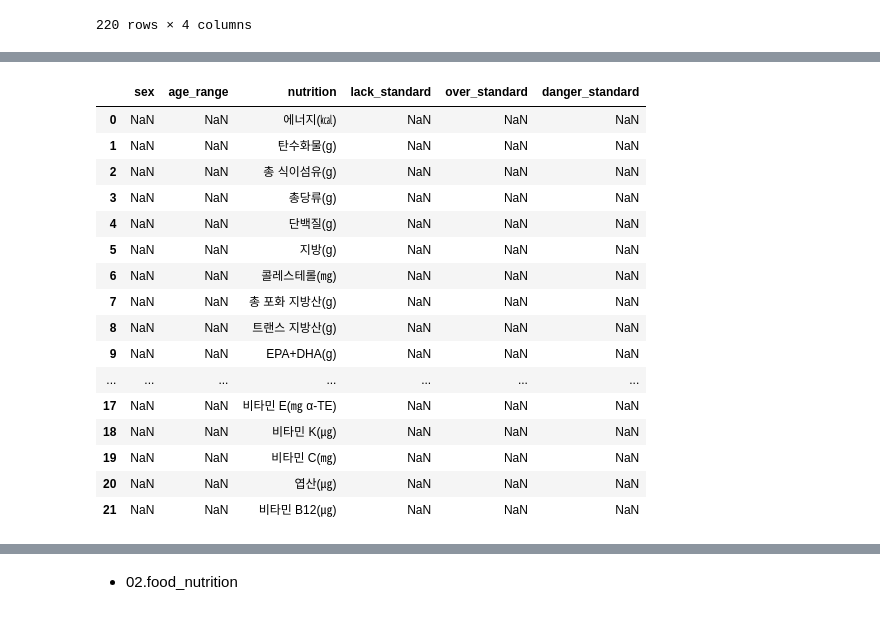
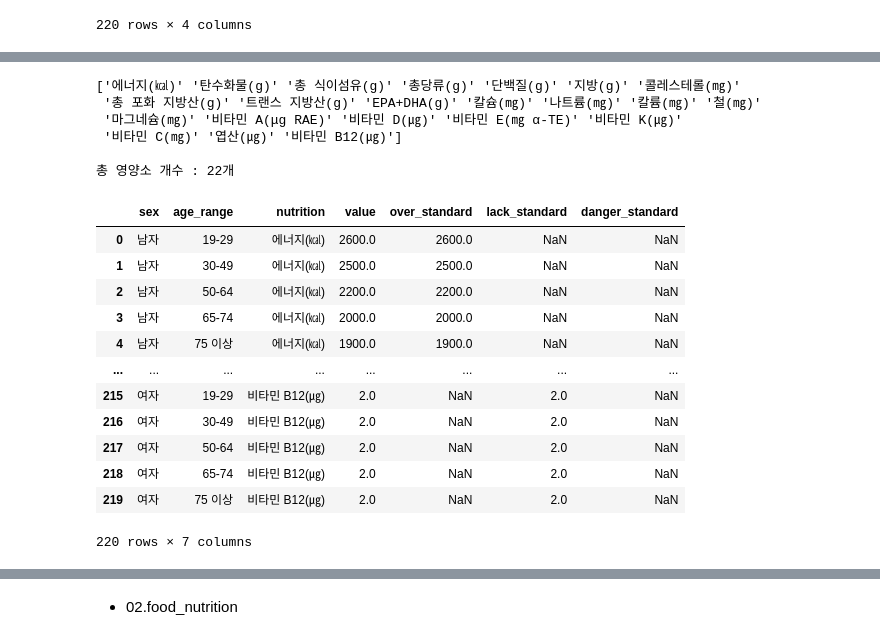
Before and after one commit to jonggu12/yorehalre_project, a Jupyter notebook: 03.DB저장/code/01. DB저장.ipynb, the cells around one changed output, grey strips where cells are left out. Cells and saved outputs as stored; diff of their text form; code cells hidden in the pictures.

```diff
--- a/03.DB저장/code/01. DB저장.ipynb
+++ b/03.DB저장/code/01. DB저장.ipynb
@@ -61,4 +56,7 @@ melt_df
 | 219 | 여자 | 75 이상 | 비타민 B12(㎍) | 2.0 |
 220 rows × 4 columns
 # %%
-melt_df = melt_df.rename(columns={'variable':'nutrition'})
+# 열이름 변경
+
+melt_df = melt_df.rename(columns={'성별':'sex', '연령':'age_range','variable':'nutrition'})
+melt_df
@@ -131,20 +77,46 @@ nutrition_limit['nutrition'] = nutrition
-# %%
-nutrition_limit
-# %% [output]
-|  | sex | age_range | nutrition | lack_standard | over_standard | danger_standard |
-| 0 | NaN | NaN | 에너지(㎉) | NaN | NaN | NaN |
-| 1 | NaN | NaN | 탄수화물(g) | NaN | NaN | NaN |
-| 2 | NaN | NaN | 총 식이섬유(g) | NaN | NaN | NaN |
-| 3 | NaN | NaN | 총당류(g) | NaN | NaN | NaN |
-| 4 | NaN | NaN | 단백질(g) | NaN | NaN | NaN |
-| 5 | NaN | NaN | 지방(g) | NaN | NaN | NaN |
-| 6 | NaN | NaN | 콜레스테롤(㎎) | NaN | NaN | NaN |
-| 7 | NaN | NaN | 총 포화 지방산(g) | NaN | NaN | NaN |
-| 8 | NaN | NaN | 트랜스 지방산(g) | NaN | NaN | NaN |
-| 9 | NaN | NaN | EPA+DHA(g) | NaN | NaN | NaN |
-| ... | ... | ... | ... | ... | ... | ... |
-| 17 | NaN | NaN | 비타민 E(㎎ α-TE) | NaN | NaN | NaN |
-| 18 | NaN | NaN | 비타민 K(㎍) | NaN | NaN | NaN |
-| 19 | NaN | NaN | 비타민 C(㎎) | NaN | NaN | NaN |
-| 20 | NaN | NaN | 엽산(㎍) | NaN | NaN | NaN |
-| 21 | NaN | NaN | 비타민 B12(㎍) | NaN | NaN | NaN |
+# %%
+# 영양소 종류
+
+print(melt_df.nutrition.unique(), f'총 영양소 개수 : {len(melt_df.nutrition.unique())}개', sep='\n\n')
+# %% [output]
+['에너지(㎉)' '탄수화물(g)' '총 식이섬유(g)' '총당류(g)' '단백질(g)' '지방(g)' '콜레스테롤(㎎)'
+ '총 포화 지방산(g)' '트랜스 지방산(g)' 'EPA+DHA(g)' '칼슘(㎎)' '나트륨(㎎)' '칼륨(㎎)' '철(㎎)'
+ '마그네슘(㎎)' '비타민 A(μg RAE)' '비타민 D(㎍)' '비타민 E(㎎ α-TE)' '비타민 K(㎍)'
+ '비타민 C(㎎)' '엽산(㎍)' '비타민 B12(㎍)']
+
+총 영양소 개수 : 22개
+# %%
+# value값에서 기준치 분리 후, 새로운 열의 값으로 넣기
+
+lack_nutri = ['탄수화물(g)','단백질(g)', '지방(g)','총 식이섬유(g)','비타민 K(㎍)','비타민 B12(㎍)','칼륨(㎎)','EPA+DHA(g)']
+over_nutri= ['에너지(㎉)','콜레스테롤(㎎)','총 포화 지방산(g)','트랜스 지방산(g)','총당류(g)','나트륨(㎎)']
+lack_over_nutri = ['비타민 D(㎍)','비타민 E(㎎ α-TE)','엽산(㎍)','철(㎎)', '마그네슘(㎎)']
+danger_nutri= ['비타민 A(μg RAE)','비타민 C(㎎)','칼슘(㎎)']
+
+for index, row in melt_df.iterrows():
+    if row['nutrition'] in lack_nutri:
+        melt_df.loc[index,'lack_standard'] = row['value']
+    elif row['nutrition'] in over_nutri:
+        melt_df.loc[index,'over_standard'] = row['value']
+    elif row['nutrition'] in lack_over_nutri:
+        melt_df.loc[index,'lack_standard'] = row['value'].split('-')[0]
+        melt_df.loc[index,'over_standard'] = row['value'].split('-')[1]
+    elif row['nutrition'] in danger_nutri:
+        melt_df.loc[index,'lack_standard'] = row['value'].split('-')[0]
+        melt_df.loc[index,'over_standard'] = row['value'].split('-')[1]
+        melt_df.loc[index,'danger_standard'] = row['value'].split('-')[2]
+melt_df
+# %% [output]
+|  | sex | age_range | nutrition | value | over_standard | lack_standard | danger_standard |
+| 0 | 남자 | 19-29 | 에너지(㎉) | 2600.0 | 2600.0 | NaN | NaN |
+| 1 | 남자 | 30-49 | 에너지(㎉) | 2500.0 | 2500.0 | NaN | NaN |
+| 2 | 남자 | 50-64 | 에너지(㎉) | 2200.0 | 2200.0 | NaN | NaN |
+| 3 | 남자 | 65-74 | 에너지(㎉) | 2000.0 | 2000.0 | NaN | NaN |
+| 4 | 남자 | 75 이상 | 에너지(㎉) | 1900.0 | 1900.0 | NaN | NaN |
+| ... | ... | ... | ... | ... | ... | ... | ... |
+| 215 | 여자 | 19-29 | 비타민 B12(㎍) | 2.0 | NaN | 2.0 | NaN |
+| 216 | 여자 | 30-49 | 비타민 B12(㎍) | 2.0 | NaN | 2.0 | NaN |
+| 217 | 여자 | 50-64 | 비타민 B12(㎍) | 2.0 | NaN | 2.0 | NaN |
+| 218 | 여자 | 65-74 | 비타민 B12(㎍) | 2.0 | NaN | 2.0 | NaN |
+| 219 | 여자 | 75 이상 | 비타민 B12(㎍) | 2.0 | NaN | 2.0 | NaN |
+220 rows × 7 columns
```
Also changed, not shown: parts of 21 cells of this notebook, 2 other files.
